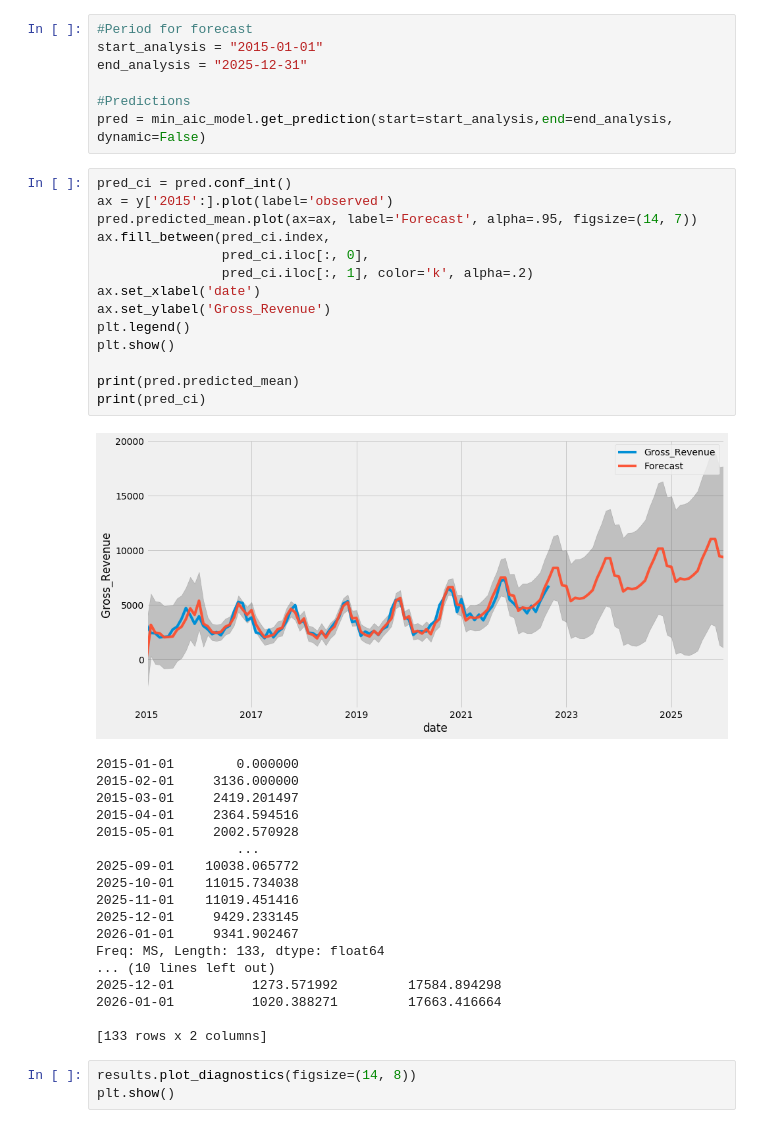
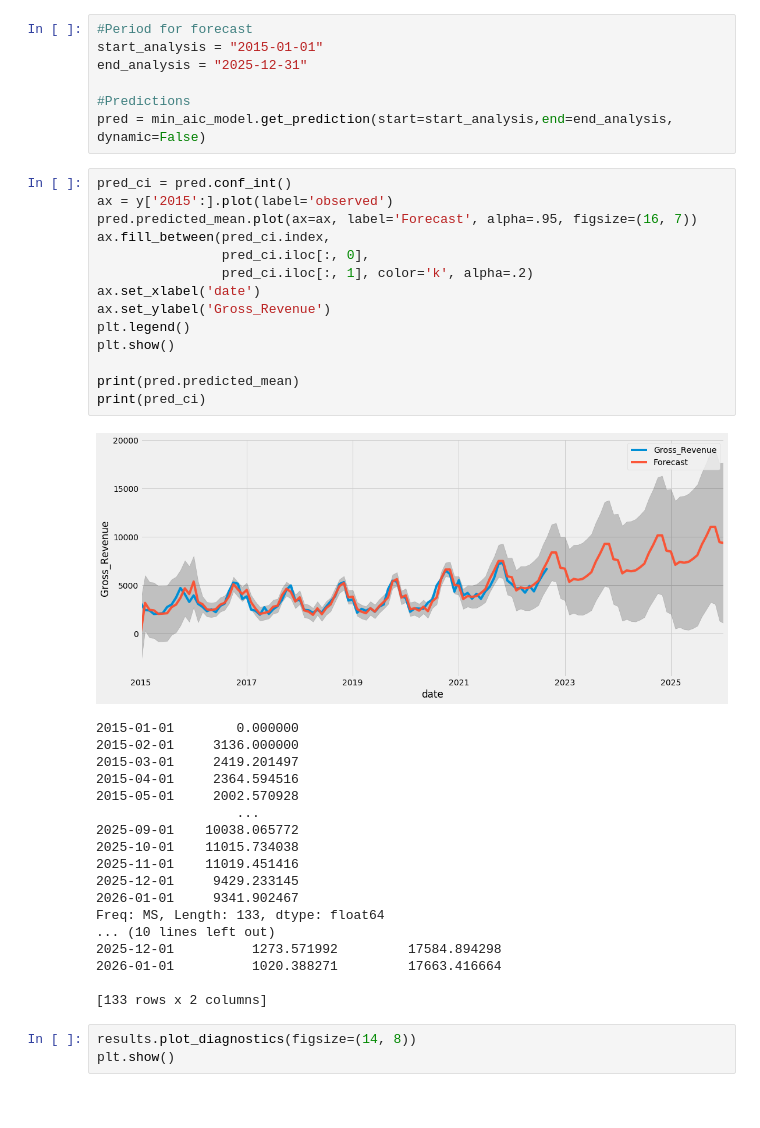
Before and after one commit to dkjastpe/dkjastpe, a Jupyter notebook: Financial_Forecasting_Model_Internship.ipynb, the cells around one changed output. Saved outputs shown, nothing was run; the diff lists cells and outputs as text.

```diff
--- a/Financial_Forecasting_Model_Internship.ipynb
+++ b/Financial_Forecasting_Model_Internship.ipynb
@@ -313,19 +326,19 @@ pred = min_aic_model.get_prediction(start=start_analysis,end=end_analysis, dynam
 # %%
 pred_ci = pred.conf_int()
 ax = y['2015':].plot(label='observed')
-pred.predicted_mean.plot(ax=ax, label='Forecast', alpha=.95, figsize=(14, 7))
+pred.predicted_mean.plot(ax=ax, label='Forecast', alpha=.95, figsize=(16, 7))
 ax.fill_between(pred_ci.index,
                 pred_ci.iloc[:, 0],
                 pred_ci.iloc[:, 1], color='k', alpha=.2)
 ax.set_xlabel('date')
 ax.set_ylabel('Gross_Revenue')
 plt.legend()
 plt.show()
 
 print(pred.predicted_mean)
 print(pred_ci)
 # %% [output]
-[figure, old version]
+[figure, new version]
 2015-01-01        0.000000
 2015-02-01     3136.000000
 2015-03-01     2419.201497
```
Also changed, not shown: parts of 4 cells of this notebook.
